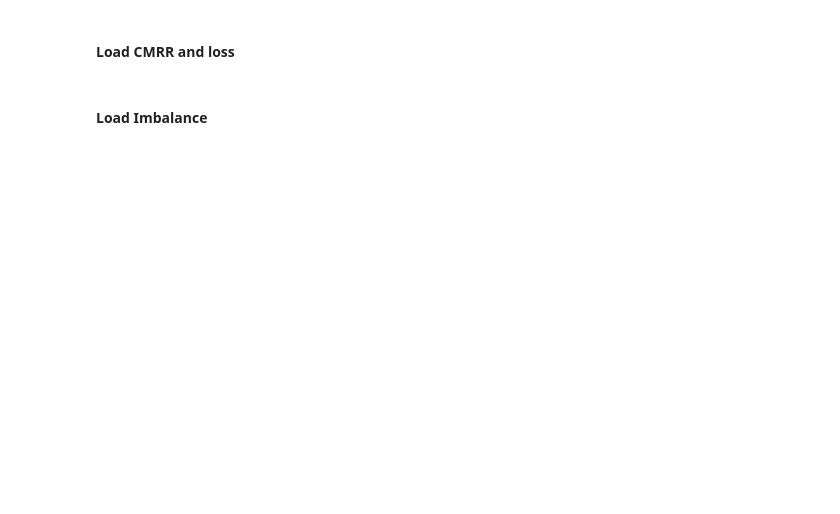
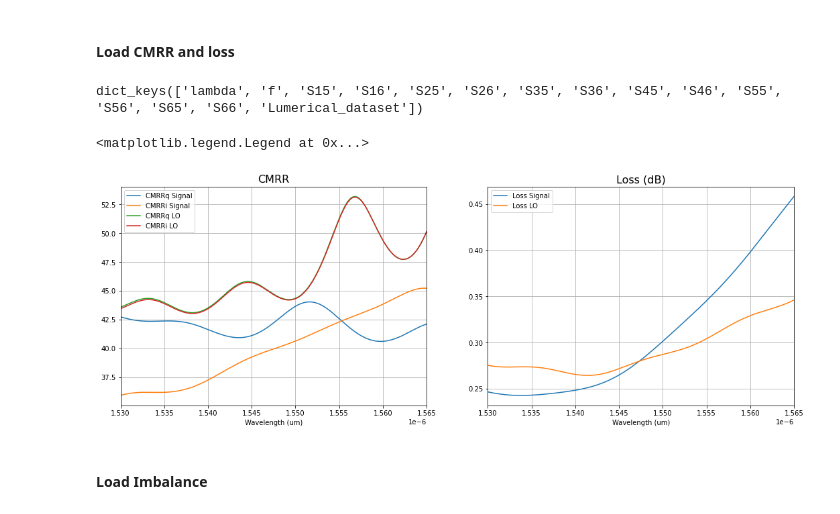
Before and after one commit to CaioRodrigues200/Photonics-training, a Jupyter notebook: Projects/Optical_Hybrid/SimulationFiles/HybridAssembly.ipynb, the cells around one changed output. Cells and saved outputs as stored; diff of their text form; code cells hidden in the pictures; blank space fills up the shorter version.

```diff
--- a/Projects/Optical_Hybrid/SimulationFiles/HybridAssembly.ipynb
+++ b/Projects/Optical_Hybrid/SimulationFiles/HybridAssembly.ipynb
@@ -545,39 +553,43 @@ print(S.keys())
 
 SPort1 = S['S15']
 SPort2 = S['S25']
 SPort3 = S['S35']
 SPort4 = S['S45']
 SPort6 = S['S65']
 
 SPort1LO = S['S16']
 SPort2LO = S['S26']
 SPort3LO = S['S36']
 SPort4LO = S['S46']
 SPort5LO = S['S56']
 
 fig, ax= plt.subplots(1,2,figsize=(18,6))
 CMRRq = 20*np.log10(np.abs( (np.abs(SPort2)**2 - np.abs(SPort1)**2) / (np.abs(SPort2)**2 + np.abs(SPort1)**2) ))
 CMRRi = 20*np.log10(np.abs( (np.abs(SPort4)**2 - np.abs(SPort3)**2) / (np.abs(SPort4)**2 + np.abs(SPort3)**2) ))
 CMRRqLO = 20*np.log10(np.abs( (np.abs(SPort2LO)**2 - np.abs(SPort1LO)**2) / (np.abs(SPort2LO)**2 + np.abs(SPort1LO)**2) ))
 CMRRiLO = 20*np.log10(np.abs( (np.abs(SPort4LO)**2 - np.abs(SPort3LO)**2) / (np.abs(SPort4LO)**2 + np.abs(SPort3LO)**2) ))
-ax[0].plot(S['lambda'],CMRRq, label='CMRRq Signal')
-ax[0].plot(S['lambda'],CMRRi, label='CMRRi Signal')
-ax[0].plot(S['lambda'],CMRRqLO, label='CMRRq LO')
-ax[0].plot(S['lambda'],CMRRiLO, label='CMRRi LO')
-ax[0].set_title('CMRR')
+ax[0].plot(S['lambda'],-CMRRq, label='CMRRq Signal')
+ax[0].plot(S['lambda'],-CMRRi, label='CMRRi Signal')
+ax[0].plot(S['lambda'],-CMRRqLO, label='CMRRq LO')
+ax[0].plot(S['lambda'],-CMRRiLO, label='CMRRi LO')
+ax[0].set_title('CMRR',fontsize=16)
 ax[0].set_xlabel('Wavelength (um)')
 ax[0].set_xlim(wavelim)
 ax[0].grid(True)
 ax[0].legend()
 
 ax[1].plot(S['lambda'],-10*np.log10( ( (np.abs(SPort1)**2) + (np.abs(SPort2)**2) + (np.abs(SPort3)**2) + (np.abs(SPort4)**2))), label='Loss Signal')
 ax[1].plot(S['lambda'],-10*np.log10( ( (np.abs(SPort1LO)**2) + (np.abs(SPort2LO)**2) + (np.abs(SPort3LO)**2) + (np.abs(SPort4LO)**2))), label='Loss LO')
-ax[1].set_title('Loss (dB)')
+ax[1].set_title('Loss (dB)',fontsize=16)
 ax[1].set_xlabel('Wavelength (um)')
 ax[1].set_xlim(wavelim)
 #ax[1].set_ylim(0,1)
 ax[1].grid(True)
 ax[1].legend()
+# %% [output]
+dict_keys(['lambda', 'f', 'S15', 'S16', 'S25', 'S26', 'S35', 'S36', 'S45', 'S46', 'S55', 'S56', 'S65', 'S66', 'Lumerical_dataset'])
+<matplotlib.legend.Legend at 0x...>
+[figure, added]
 # %% [markdown]
 #### Load Imbalance
 # %%
```
Also changed, not shown: parts of 7 cells of this notebook, 2 other files.
